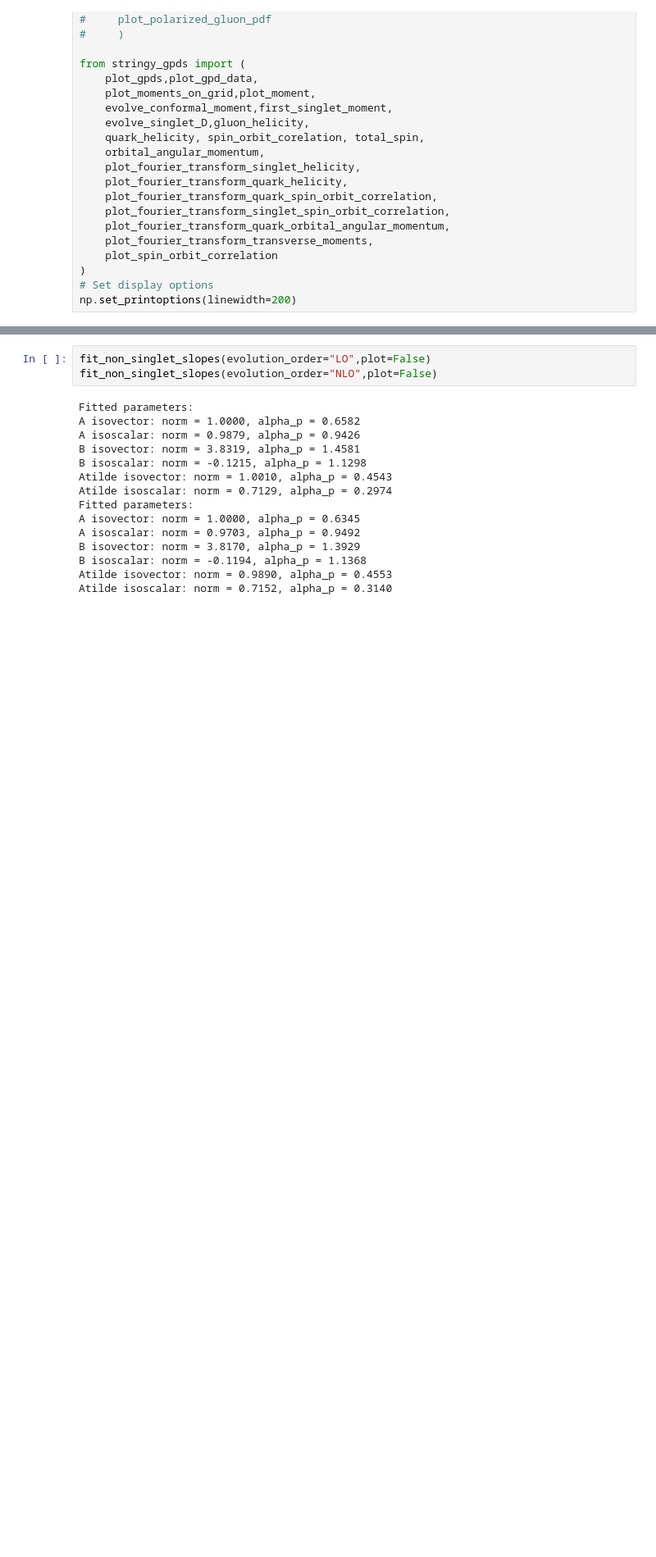
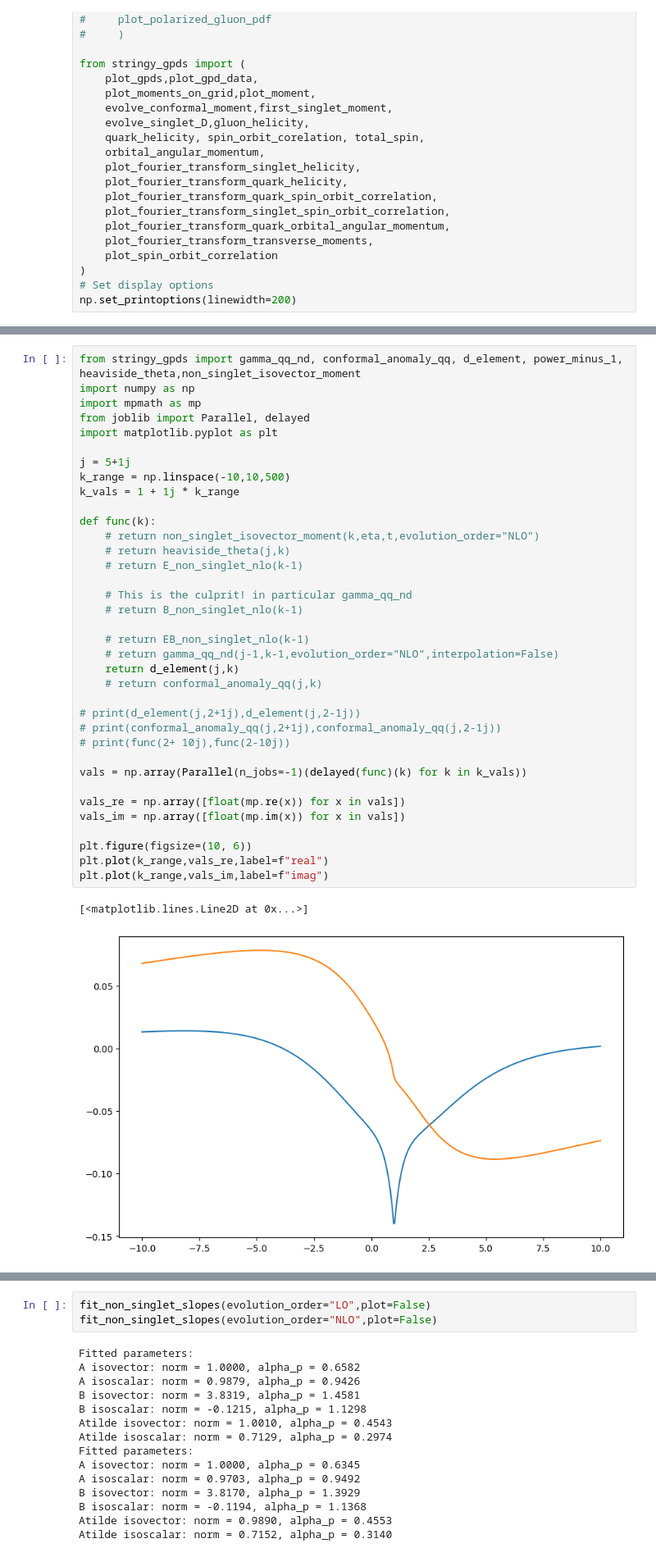
Before and after one commit to HechenMountain/stringy-gpds, a Jupyter notebook: StringBasedGPD.ipynb, the cells around one changed output, grey strips where cells are left out. Shown at 82% size. Cells and saved outputs as stored; diff of their text form; blank space fills up the shorter version.

```diff
--- a/StringBasedGPD.ipynb
+++ b/StringBasedGPD.ipynb
@@ -431,3 +152,42 @@ plot_nested_harmonic_table(1,-2,x_range_im=110)
+# %%
+from stringy_gpds import gamma_qq_nd, conformal_anomaly_qq, d_element, power_minus_1, heaviside_theta,non_singlet_isovector_moment
+import numpy as np
+import mpmath as mp
+from joblib import Parallel, delayed
+import matplotlib.pyplot as plt
+
+j = 5+1j
+k_range = np.linspace(-10,10,500)
+k_vals = 1 + 1j * k_range
+
+def func(k):
+    # return non_singlet_isovector_moment(k,eta,t,evolution_order="NLO")
+    # return heaviside_theta(j,k)
+    # return E_non_singlet_nlo(k-1)
+
+    # This is the culprit! in particular gamma_qq_nd
+    # return B_non_singlet_nlo(k-1)
+
+    # return EB_non_singlet_nlo(k-1)
+    # return gamma_qq_nd(j-1,k-1,evolution_order="NLO",interpolation=False)
+    return d_element(j,k)
+    # return conformal_anomaly_qq(j,k)
+
+# print(d_element(j,2+1j),d_element(j,2-1j))
+# print(conformal_anomaly_qq(j,2+1j),conformal_anomaly_qq(j,2-1j))
+# print(func(2+ 10j),func(2-10j))
+
+vals = np.array(Parallel(n_jobs=-1)(delayed(func)(k) for k in k_vals))
+
+vals_re = np.array([float(mp.re(x)) for x in vals])
+vals_im = np.array([float(mp.im(x)) for x in vals])
+
+plt.figure(figsize=(10, 6))
+plt.plot(k_range,vals_re,label=f"real")
+plt.plot(k_range,vals_im,label=f"imag")
+# %% [output]
+[<matplotlib.lines.Line2D at 0x...>]
+[figure, added]
 # %%
 import numpy as np
 from scipy.optimize import curve_fit
```
Also changed, not shown: parts of 40 cells of this notebook, 4 other files.
